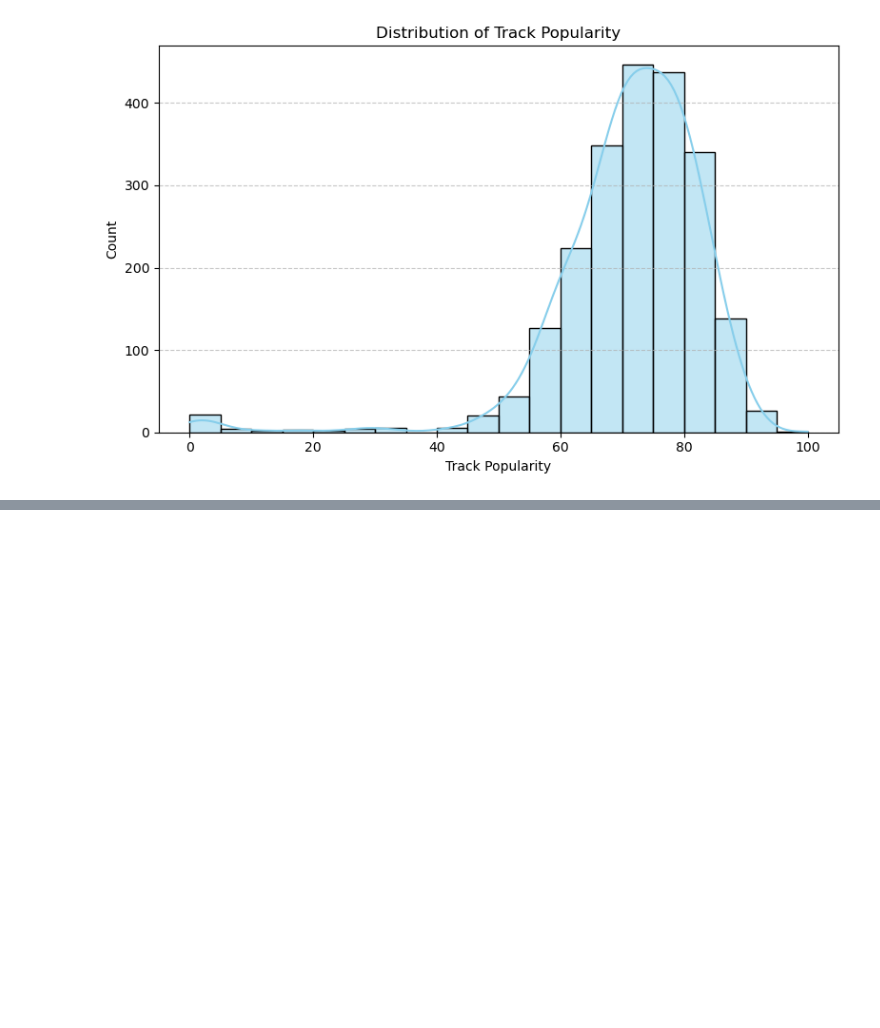
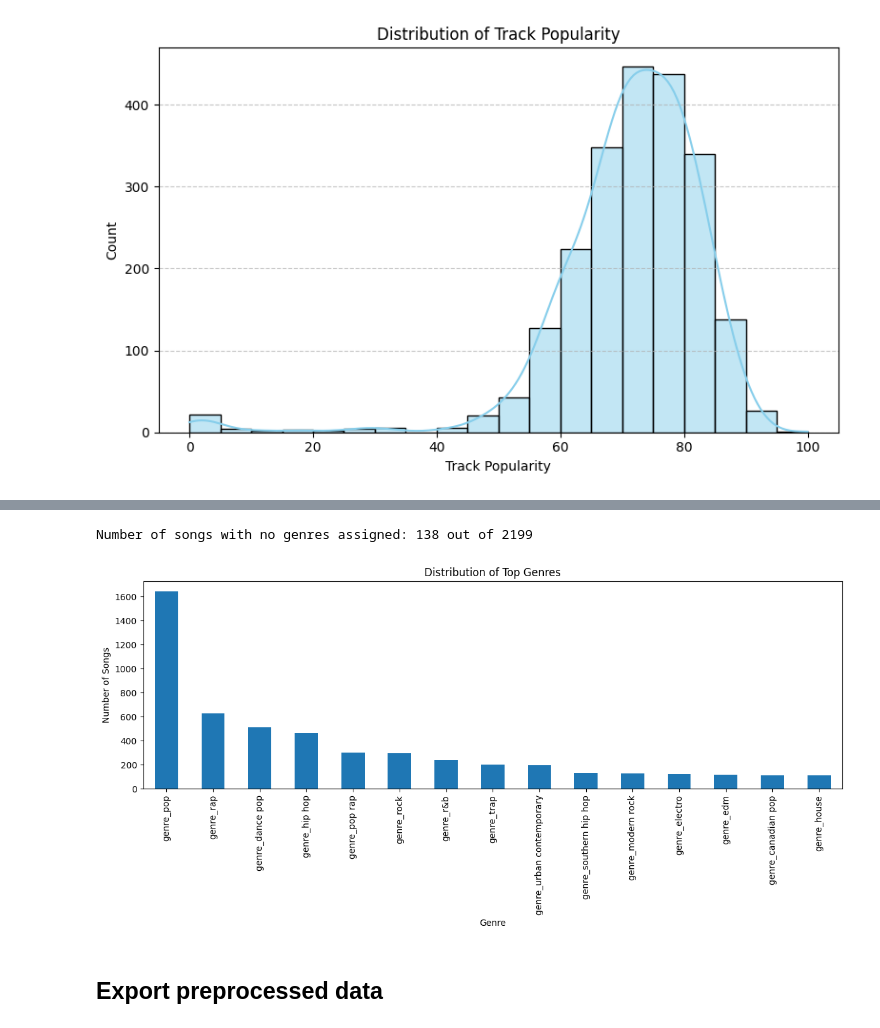
Before and after one commit to luisguareschi/group-project-ml-2, a Jupyter notebook: 01_data_preprocessing.ipynb, the cells around one changed output, grey strips where cells are left out. Saved outputs shown, nothing was run; the diff lists cells and outputs as text; code cells hidden in the pictures; blank space fills up the shorter version.

Commit message:
Cleanup code and added wip genre handling

```diff
--- a/01_data_preprocessing.ipynb
+++ b/01_data_preprocessing.ipynb
@@ -106,2 +134,0 @@ df['track_popularity'].quantile(0.75)
-# %%
-df['popular'] = df['track_popularity'] >= 80
@@ -140,0 +137,13 @@ Index(['year', 'track_name', 'track_popularity', 'album', 'artist_name',
+# %%
+# Get unique genres
+
+genre_list = []
+
+for i, row in df.iterrows():
+    artist_genres = row['artist_genres']
+    artist_genres = artist_genres.replace(';', ',')
+    artist_genres = eval(artist_genres)
+    for genre in artist_genres:
+        genre_list.append(genre)
+
+genre_list = list(set(genre_list))
@@ -140,0 +185,8 @@ Index(['year', 'track_name', 'track_popularity', 'album', 'artist_name',
+# %%
+# Create columns for each genre and set to 1 if the song belongs to that genre, 0 otherwise
+for genre, _ in genre_counts:
+    df[f"genre_{genre}"] = df['artist_genres'].str.contains(genre).astype(int)
+
+df = df.drop(columns=['artist_genres']) # drop the original artist_genres column
+
+df.sample(5)
@@ -140,0 +201,26 @@ Index(['year', 'track_name', 'track_popularity', 'album', 'artist_name',
+# %%
+# Plot the distribution of the genres
+
+genre_columns = [col for col in df.columns if col.startswith('genre_')]
+import matplotlib.pyplot as plt
+
+# Sum across all songs to get the count of each genre
+genre_distribution = df[genre_columns].sum().sort_values(ascending=False)
+
+# Calculate how many rows have no genres
+no_genre_rows = (df[genre_columns].sum(axis=1) == 0).sum()
+print(f"Number of songs with no genres assigned: {no_genre_rows} out of {df.shape[0]}")
+
+plt.figure(figsize=(12, 6))
+genre_distribution.plot(kind='bar')
+plt.xlabel('Genre')
+plt.ylabel('Number of Songs')
+plt.title('Distribution of Top Genres')
+plt.xticks(rotation=90)
+plt.tight_layout()
+plt.show()
+# %% [output]
+Number of songs with no genres assigned: 138 out of 2199
+[figure, added]
+# %% [markdown]
+## Export preprocessed data
```
Also changed, not shown: parts of 27 cells of this notebook.
